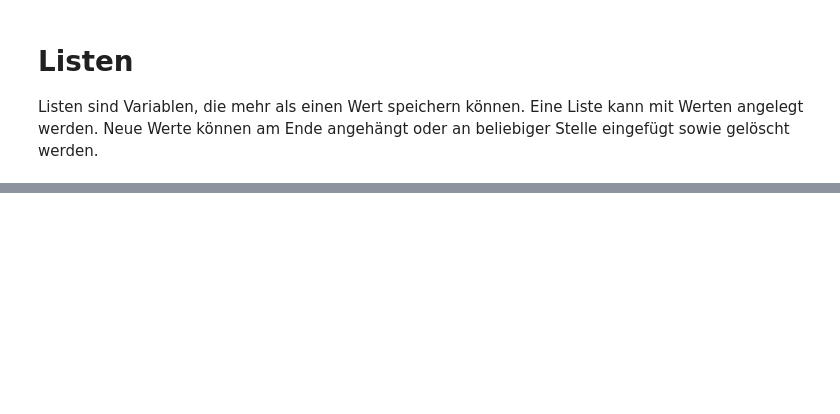
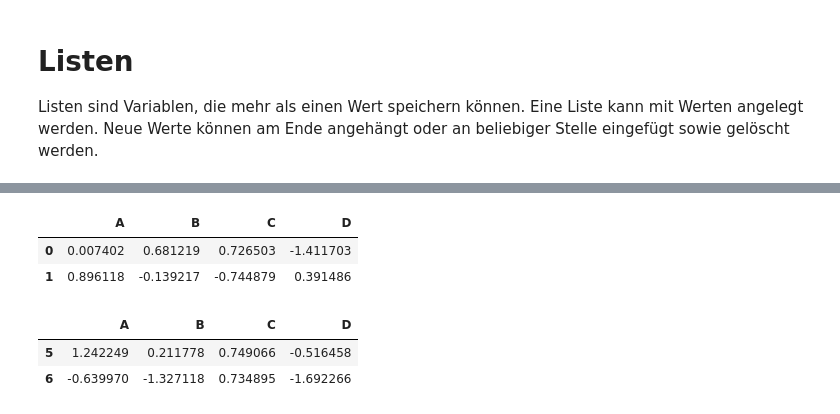
Before and after one commit to ditomax/mlwifianwender, a Jupyter notebook: 01 Anwendungsbeispiel Basic Python.ipynb, the cells around one changed output, grey strips where cells are left out. Drawn from its saved outputs; the diff is of its cells as text; code cells hidden in the pictures; blank space fills up the shorter version.

```diff
--- a/01 Anwendungsbeispiel Basic Python.ipynb
+++ b/01 Anwendungsbeispiel Basic Python.ipynb
@@ -179,0 +181,14 @@ print(x)
+# %%
+# Anzeige der ersten Daten
+df.head(2)
+# %% [output]
+|  | A | B | C | D |
+| 0 | 0.007402 | 0.681219 | 0.726503 | -1.411703 |
+| 1 | 0.896118 | -0.139217 | -0.744879 | 0.391486 |
+# %%
+# Anzeige der letzten Daten
+df.tail(2)
+# %% [output]
+|  | A | B | C | D |
+| 5 | 1.242249 | 0.211778 | 0.749066 | -0.516458 |
+| 6 | -0.639970 | -1.327118 | 0.734895 | -1.692266 |
```
Also changed, not shown: parts of 33 cells of this notebook.
